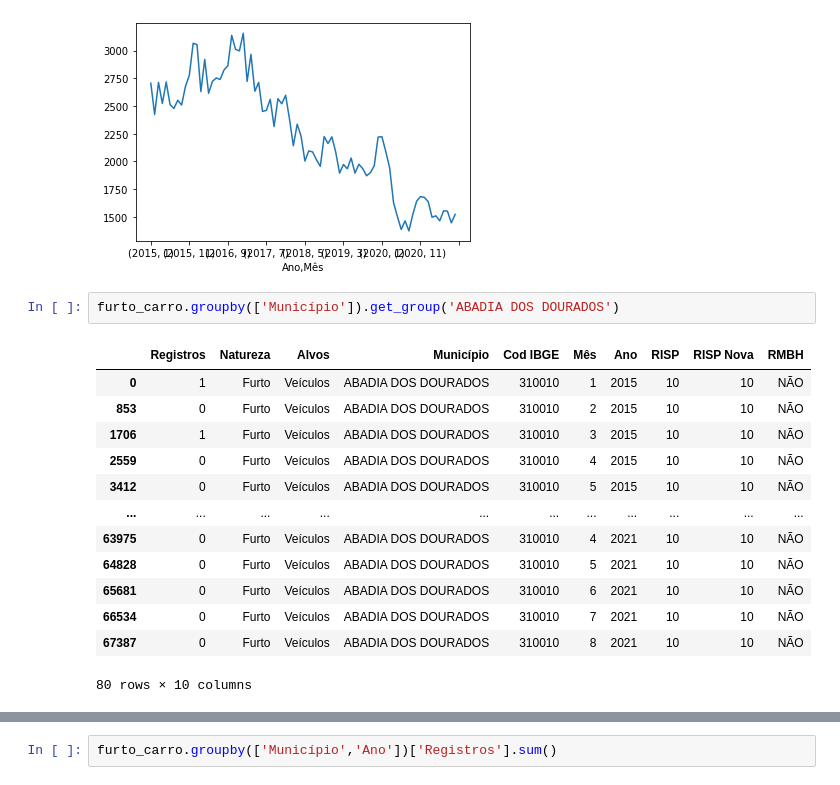
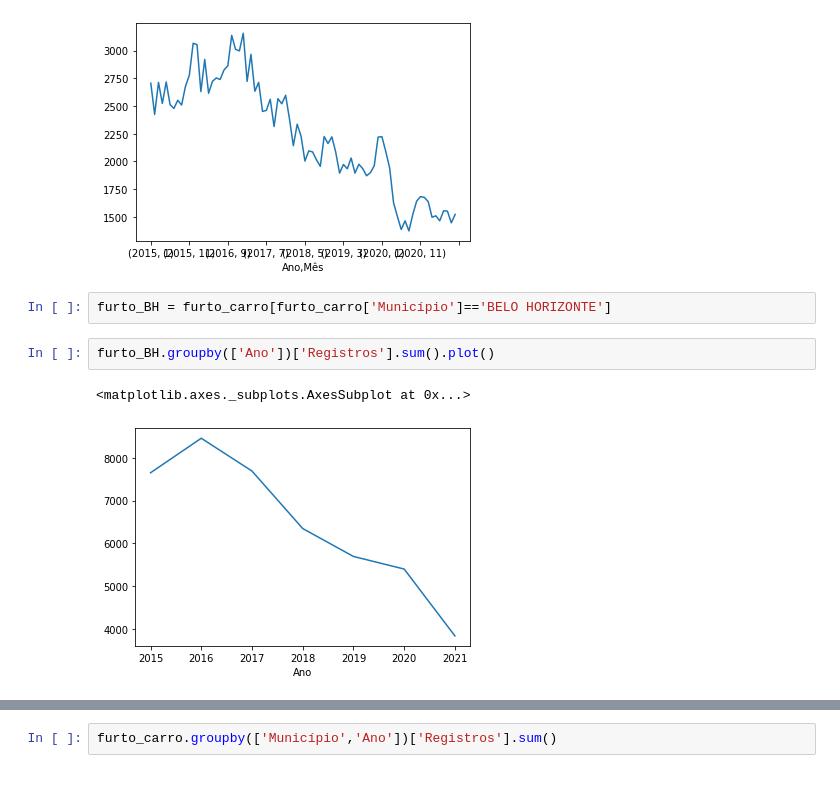
Before and after one commit to wesleyvsw/EDA, a Jupyter notebook: EDA_Segurança_Minas_Gerais.ipynb, the cells around one changed output, grey strips where cells are left out. Cells and saved outputs as stored; diff of their text form.

```diff
--- a/EDA_Segurança_Minas_Gerais.ipynb
+++ b/EDA_Segurança_Minas_Gerais.ipynb
@@ -133,19 +139,10 @@ furto_carro.groupby(['Ano','Mês'])['Registros'].sum().plot()
 # %% [output]
 <matplotlib.axes._subplots.AxesSubplot at 0x...>
 [figure]
-# %%
-furto_carro.groupby(['Município']).get_group('ABADIA DOS DOURADOS')
-# %% [output]
-|  | Registros | Natureza | Alvos | Município | Cod IBGE | Mês | Ano | RISP | RISP Nova | RMBH |
-| 0 | 1 | Furto | Veículos | ABADIA DOS DOURADOS | 310010 | 1 | 2015 | 10 | 10 | NÃO |
-| 853 | 0 | Furto | Veículos | ABADIA DOS DOURADOS | 310010 | 2 | 2015 | 10 | 10 | NÃO |
-| 1706 | 1 | Furto | Veículos | ABADIA DOS DOURADOS | 310010 | 3 | 2015 | 10 | 10 | NÃO |
-| 2559 | 0 | Furto | Veículos | ABADIA DOS DOURADOS | 310010 | 4 | 2015 | 10 | 10 | NÃO |
-| 3412 | 0 | Furto | Veículos | ABADIA DOS DOURADOS | 310010 | 5 | 2015 | 10 | 10 | NÃO |
-| ... | ... | ... | ... | ... | ... | ... | ... | ... | ... | ... |
-| 63975 | 0 | Furto | Veículos | ABADIA DOS DOURADOS | 310010 | 4 | 2021 | 10 | 10 | NÃO |
-| 64828 | 0 | Furto | Veículos | ABADIA DOS DOURADOS | 310010 | 5 | 2021 | 10 | 10 | NÃO |
-| 65681 | 0 | Furto | Veículos | ABADIA DOS DOURADOS | 310010 | 6 | 2021 | 10 | 10 | NÃO |
-| 66534 | 0 | Furto | Veículos | ABADIA DOS DOURADOS | 310010 | 7 | 2021 | 10 | 10 | NÃO |
-| 67387 | 0 | Furto | Veículos | ABADIA DOS DOURADOS | 310010 | 8 | 2021 | 10 | 10 | NÃO |
-80 rows × 10 columns
+# %%
+furto_BH = furto_carro[furto_carro['Município']=='BELO HORIZONTE']
+# %%
+furto_BH.groupby(['Ano'])['Registros'].sum().plot()
+# %% [output]
+<matplotlib.axes._subplots.AxesSubplot at 0x...>
+[figure, added]
```
Also changed, not shown: parts of 5 cells of this notebook.
